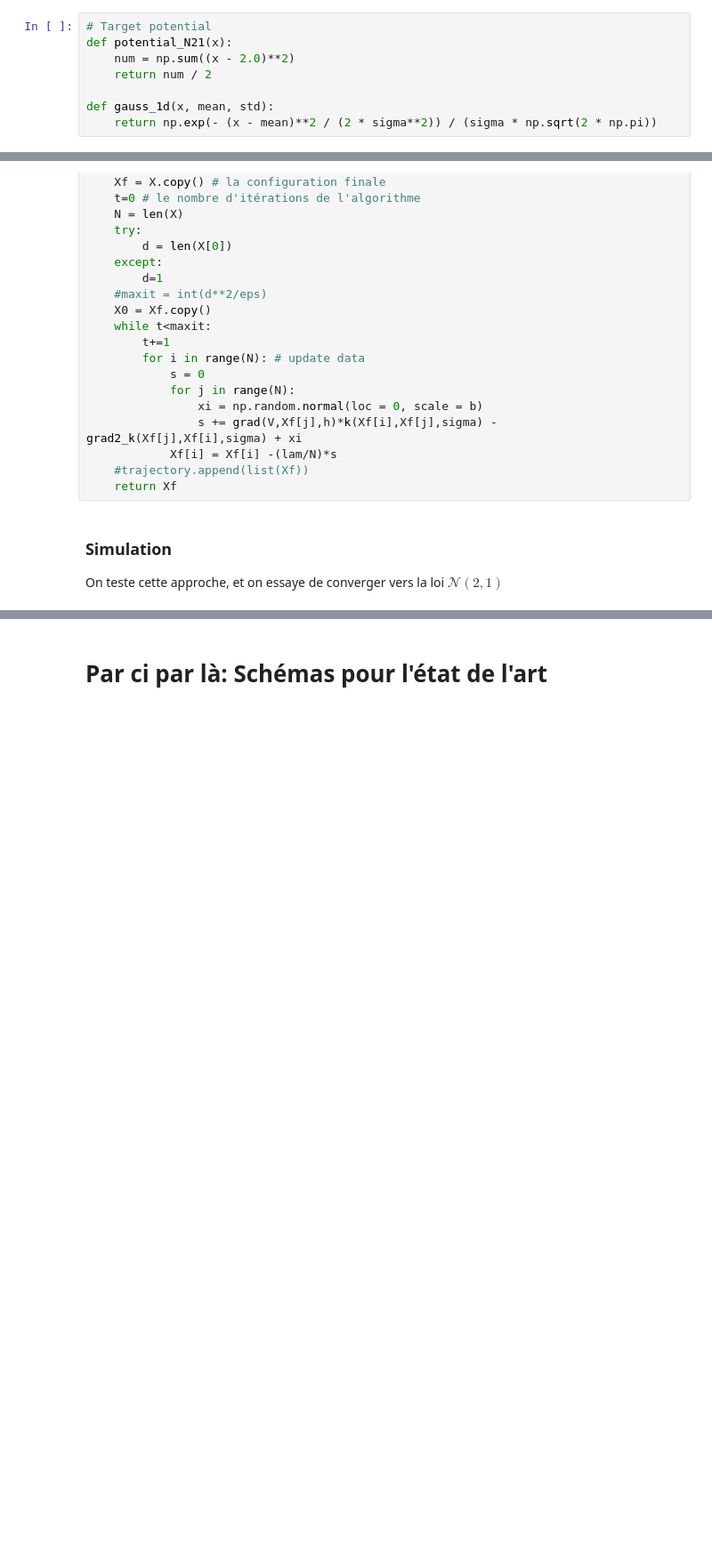
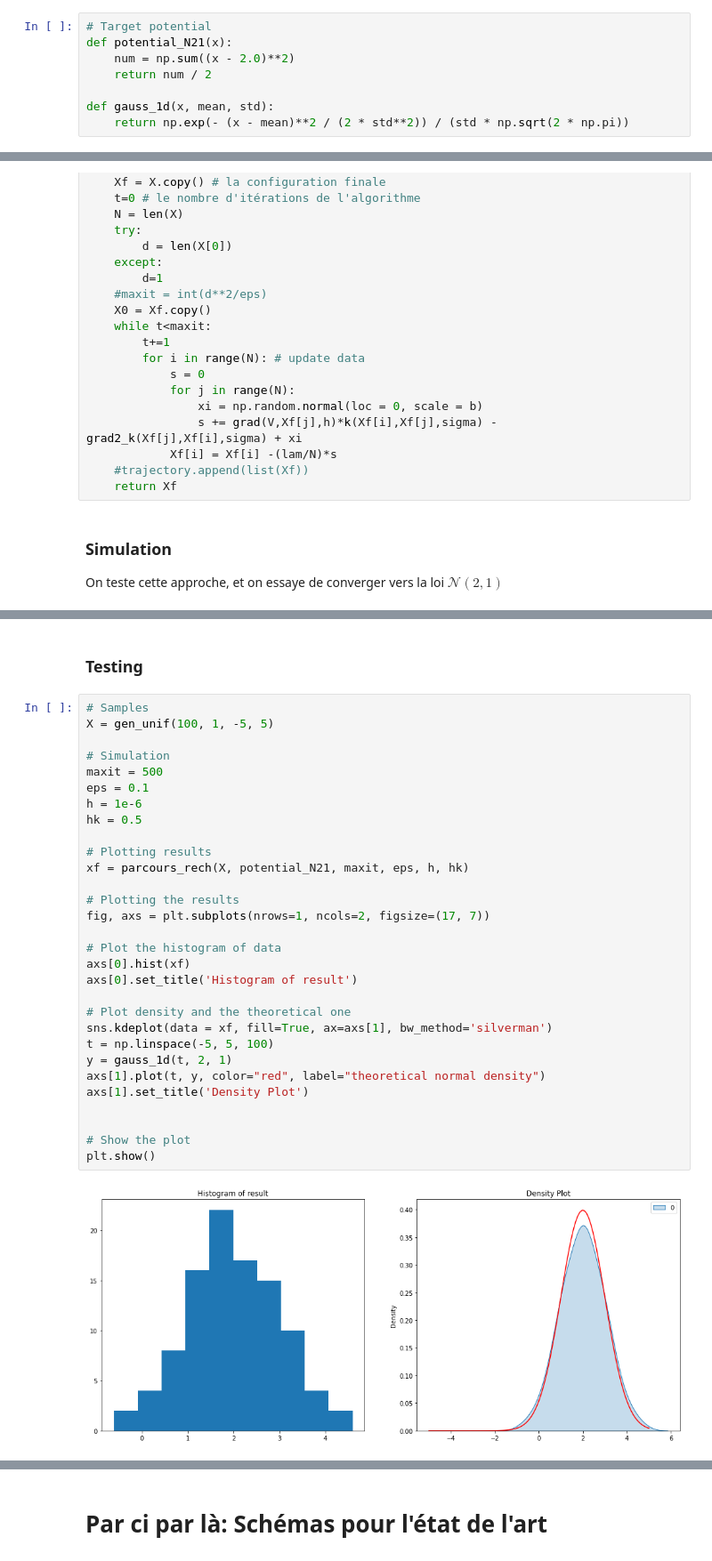
Before and after one commit to elfirdoussilab1/SVGD, a Jupyter notebook: Sampling_methods.ipynb, the cells around one changed output, grey strips where cells are left out. Shown: that part at 89% size. Saved outputs shown, nothing was run; the diff lists cells and outputs as text; blank space fills up the shorter version.

```diff
--- a/Sampling_methods.ipynb
+++ b/Sampling_methods.ipynb
@@ -227,7 +227,7 @@ def potential_N21(x):
     return num / 2
 
 def gauss_1d(x, mean, std):
-    return np.exp(- (x - mean)**2 / (2 * sigma**2)) / (sigma * np.sqrt(2 * np.pi))
+    return np.exp(- (x - mean)**2 / (2 * std**2)) / (std * np.sqrt(2 * np.pi))
 # %%
 # Simulation of uniform density in [-5, 5]
 X = gen_unif(200, 1, -5, 5)
@@ -891,0 +944,34 @@ On teste cette approche, et on essaye de converger vers la loi $\mathcal{N}(2,1)
+# %% [markdown]
+### Testing
+# %%
+# Samples
+X = gen_unif(100, 1, -5, 5)
+
+# Simulation
+maxit = 500
+eps = 0.1
+h = 1e-6
+hk = 0.5
+
+# Plotting results
+xf = parcours_rech(X, potential_N21, maxit, eps, h, hk)
+
+# Plotting the results
+fig, axs = plt.subplots(nrows=1, ncols=2, figsize=(17, 7))
+
+# Plot the histogram of data
+axs[0].hist(xf)
+axs[0].set_title('Histogram of result')
+
+# Plot density and the theoretical one
+sns.kdeplot(data = xf, fill=True, ax=axs[1], bw_method='silverman')
+t = np.linspace(-5, 5, 100)
+y = gauss_1d(t, 2, 1)
+axs[1].plot(t, y, color="red", label="theoretical normal density")
+axs[1].set_title('Density Plot')
+
+
+# Show the plot
+plt.show()
+# %% [output]
+[figure, added]
```
Also changed, not shown: parts of 4 cells of this notebook.
